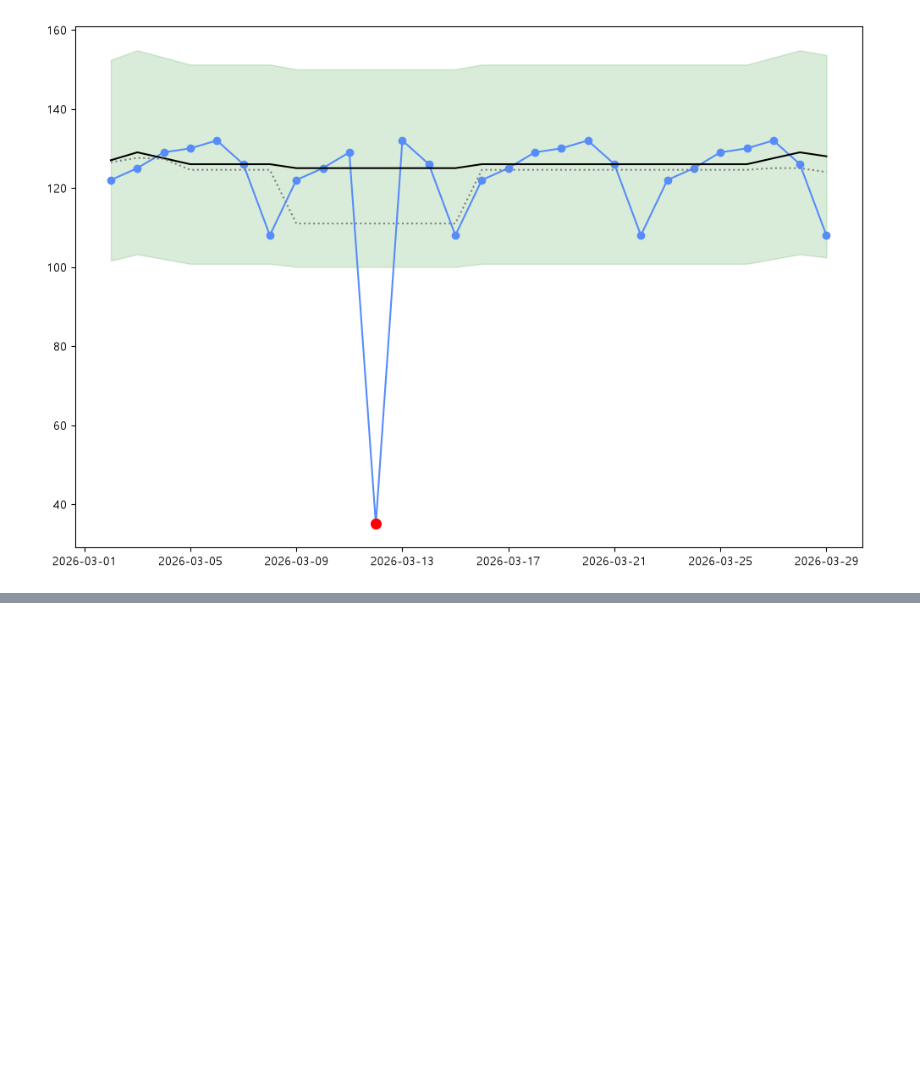
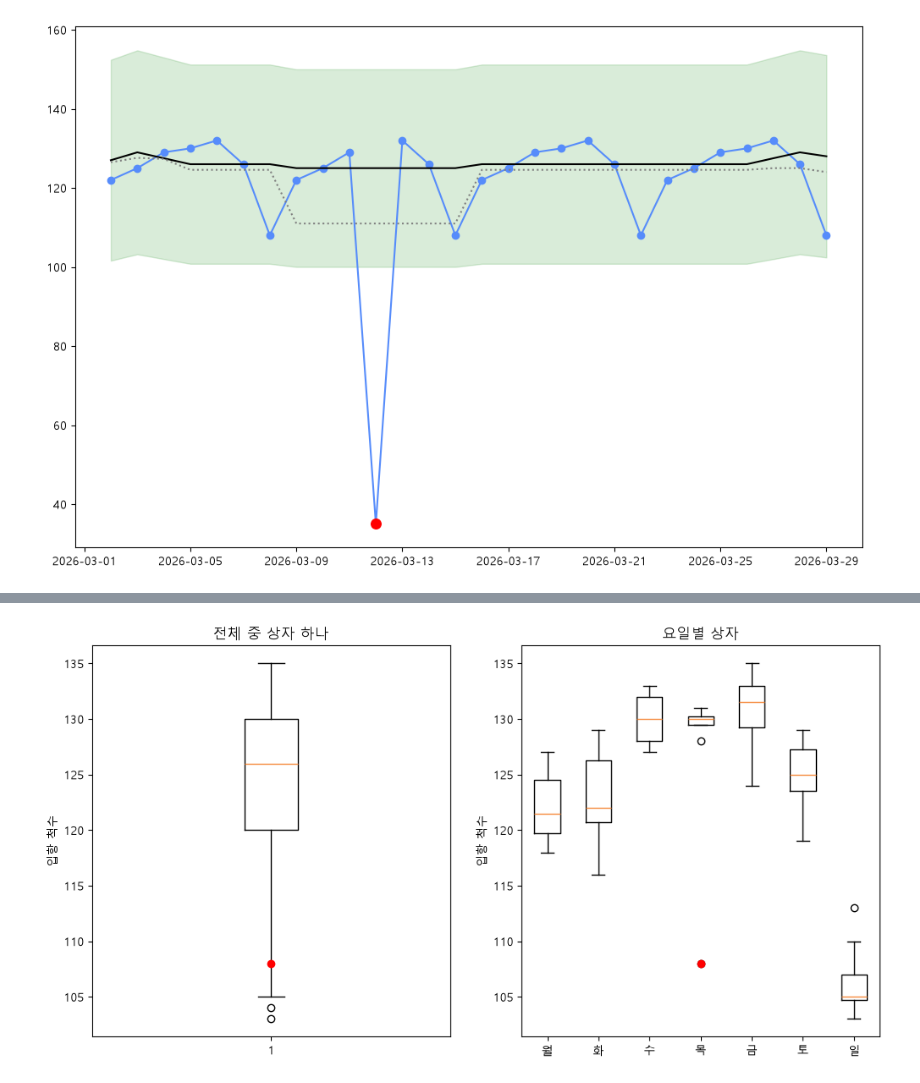
Before and after one commit to eddie1031/2026_SKP_012, a Jupyter notebook: anomaly1.ipynb, the cells around one changed output, grey strips where cells are left out. Saved outputs shown, nothing was run; the diff lists cells and outputs as text; code cells hidden in the pictures; blank space fills up the shorter version.

```diff
--- a/anomaly1.ipynb
+++ b/anomaly1.ipynb
@@ -125,0 +130,30 @@ fig.show()
+# %%
+rng = np.random.default_rng(20)
+
+eight_weeks = np.tile(weekly_shape, 8) + rng.normal(0, 3, 56).round()
+eight_weeks[24] = 108
+
+frame = pd.DataFrame({
+    '척수': eight_weeks,
+    '요일': np.tile(['월', '화', '수', '목', '금', '토', '일'], 8)
+})
+# %%
+fig, axes = plt.subplots(1, 2, figsize=(12, 6))
+
+axes[0].boxplot(frame['척수'])
+axes[0].scatter([1], [108], color='red', zorder=3)
+axes[0].set_title('전체 중 상자 하나')
+
+order = ['월', '화', '수', '목', '금', '토', '일']
+
+axes[1].boxplot([frame.loc[frame['요일'] == d, '척수'] for d in order ])
+axes[1].scatter([4], [108], color='red', zorder=3)
+axes[1].set_xticks(range(1, 8), order)
+axes[1].set_title('요일별 상자')
+
+for ax in axes:
+    ax.set_ylabel('입항 척수')
+
+plt.show()
+# %% [output]
+[figure, added]
```
Also changed, not shown: parts of 8 cells of this notebook.
